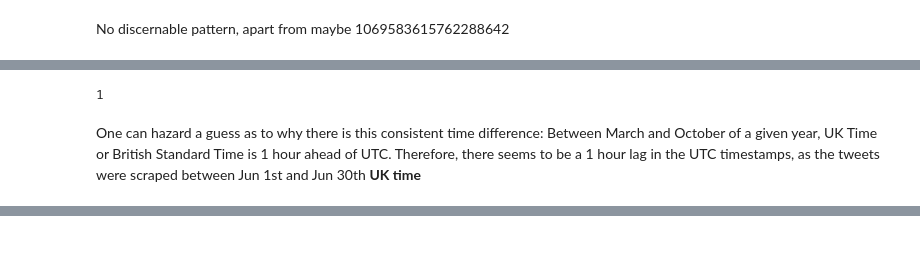
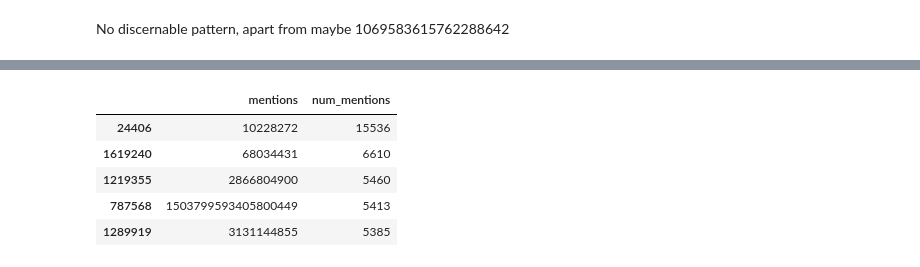
Before and after one commit to katoxiv/X-Notebooks, a Jupyter notebook: Twitter_Coursework/01_Basic_Stats.ipynb, the cells around one changed output, grey strips where cells are left out. Cells and saved outputs as stored; diff of their text form; code cells hidden in the pictures.

```diff
--- a/Twitter_Coursework/01_Basic_Stats.ipynb
+++ b/Twitter_Coursework/01_Basic_Stats.ipynb
@@ -450,12 +473,17 @@ Wall time: 49.4 s
-# %%
-twt_time_df['created_at'] = pd.to_datetime(twt_time_df['created_at'])
-# 3 min 31 sec
-
-twt_time_df['diff'] = (twt_time_df['ts'] - twt_time_df['created_at'])/pd.Timedelta(hours = 1)
-
-twt_time_df['diff'].nunique()
-# %% [output]
-1
-# %% [markdown]
-One can hazard a guess as to why there is this consistent time difference:
-Between March and October of a given year, UK Time or British Standard Time is 1 hour ahead of UTC. Therefore, there seems to be a 1 hour lag in the UTC timestamps, as the tweets were scraped between Jun 1st and Jun 30th **UK time**
+# %%
+%%time
+
+# Make DF
+twt_mentions_df = pd.DataFrame(
+    list(zip(user , tweets , mentions , coord)) ,
+    columns = ['user' , 'tweets' , 'mentions' , 'coord']
+)
+# Get rid of null values
+twt_mentions_df = twt_mentions_df[twt_mentions_df['tweets']!='None']
+# Get rid of duplicates
+twt_mentions_df.drop_duplicates(inplace=True)
+
+# Grouping to get top 5 users (in terms of number of mentions)
+twt_mentions_df_2 = twt_mentions_df[twt_mentions_df['mentions']!="None"].groupby('mentions').agg(num_mentions = ('mentions' , 'count')).reset_index()
+twt_mentions_df_2.sort_values('num_mentions', ascending=False).head(5)
+# %% [output]
@@ -461,0 +492,6 @@ Between March and October of a given year, UK Time or British Standard Time is 1
+|  | mentions | num_mentions |
+| 24406 | 10228272 | 15536 |
+| 1619240 | 68034431 | 6610 |
+| 1219355 | 2866804900 | 5460 |
+| 787568 | 1503799593405800449 | 5413 |
+| 1289919 | 3131144855 | 5385 |
```
Also changed, not shown: parts of 33 cells of this notebook, 3 other files.
